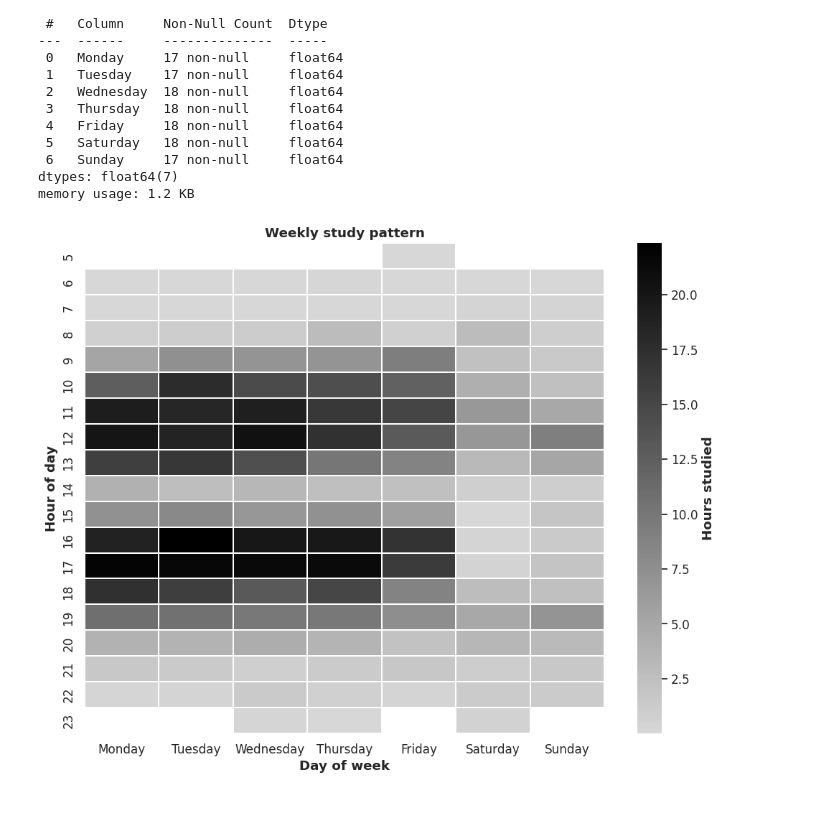
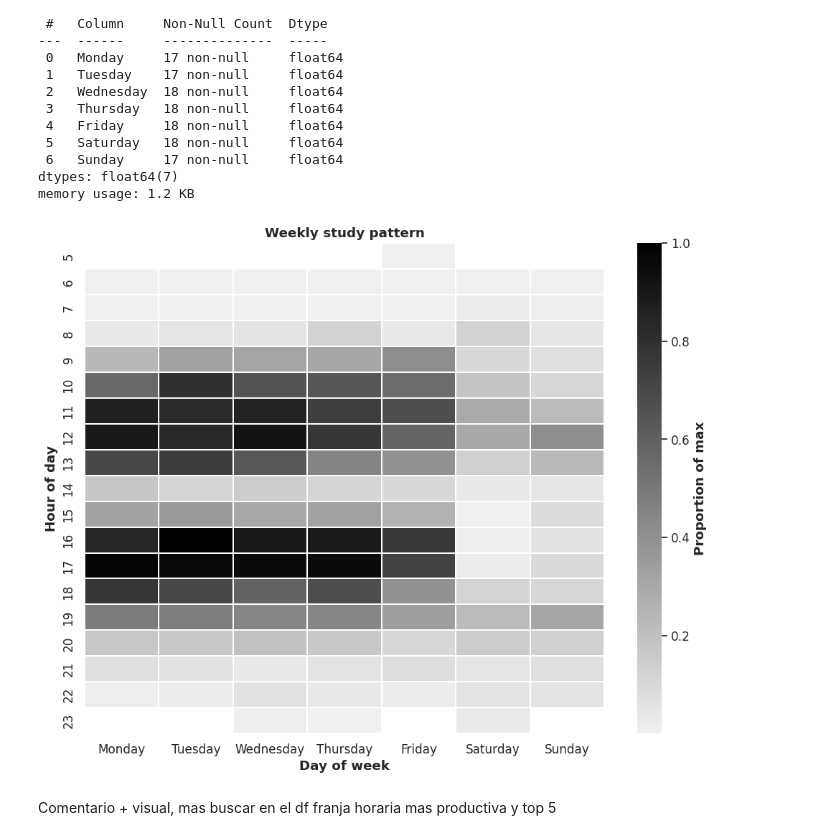
Before and after one commit to Oddman43/BIR_EDA, a Jupyter notebook: notebooks/data_analysis.ipynb, the cells around one changed output. Drawn from its saved outputs; the diff is of its cells as text; code cells hidden in the pictures; blank space fills up the shorter version.

```diff
--- a/notebooks/data_analysis.ipynb
+++ b/notebooks/data_analysis.ipynb
@@ -461,20 +461,22 @@ memory usage: 1.2 KB
 # %%
 grey_grad = LinearSegmentedColormap.from_list(
     "grey_grad",
-    ["#D7D7D7",
+    ["#F0F0F0",
      '#000000']
 )
 
 plt.figure(figsize=(10, 8))
-sns.heatmap(pivot_total,
+sns.heatmap(pivot_norm,
             cmap=grey_grad,
             linewidths=.3,
-            cbar_kws={"label": "Hours studied"})
+            cbar_kws={"label": "Proportion of max"})
 plt.ylabel("Hour of day")
 plt.xlabel("Day of week")
 plt.title("Weekly study pattern", weight="bold")
 plt.tight_layout()
 plt.savefig("../images/heatmap_global.png", dpi= 300)
 plt.show()
 # %% [output]
-[figure, old version]
+[figure, new version]
+# %% [markdown]
+Comentario + visual, mas buscar en el df franja horaria mas productiva y top 5
```
Also changed, not shown: parts of 3 cells of this notebook, 1 other file.
